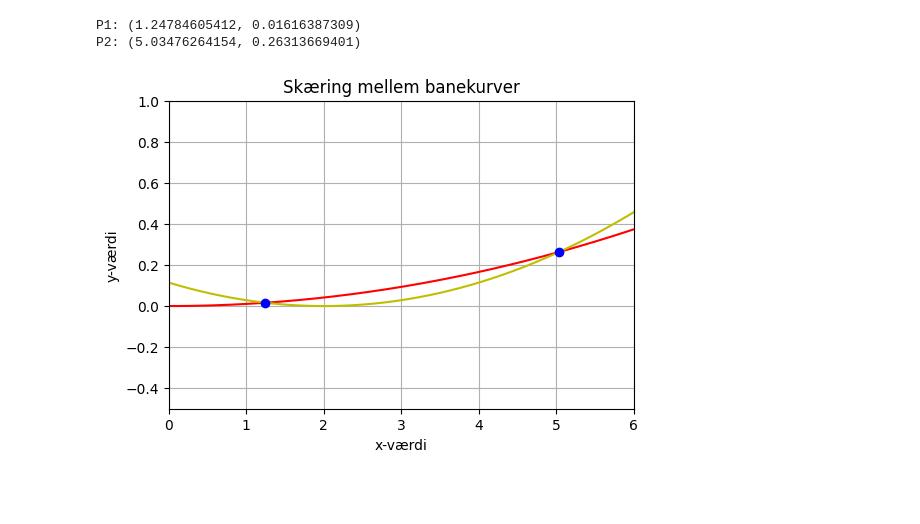
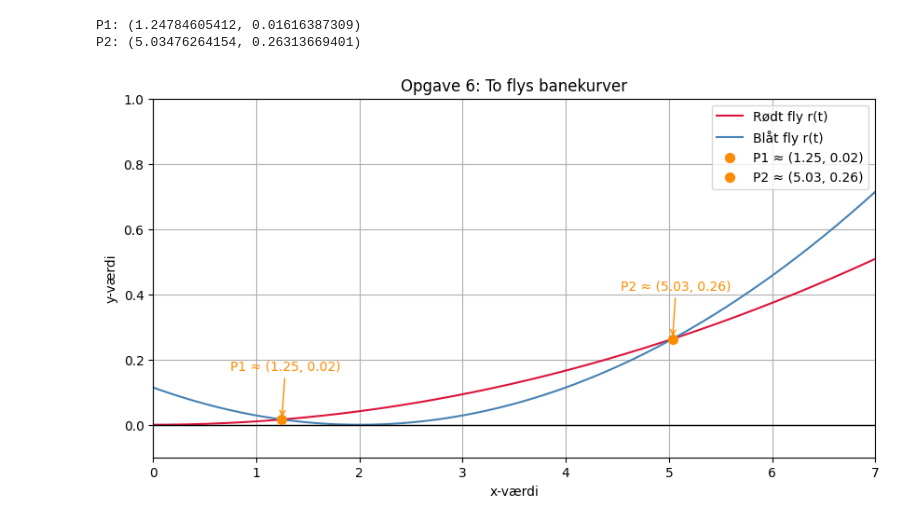
Before and after one commit to ha1fdan/2.c_programmering, a Jupyter notebook: so6/Untitled.ipynb, the cells around one changed output. Cells and saved outputs as stored; diff of their text form; code cells hidden in the pictures; blank space fills up the shorter version.

```diff
--- a/so6/Untitled.ipynb
+++ b/so6/Untitled.ipynb
@@ -35,36 +28,47 @@ P2: (5.03476264154, 0.26313669401)
 # %%
 import numpy as np
 import matplotlib.pyplot as plt
 
-t_vals = np.linspace(-1, 1, 20000) #20000 er precision
+t_vals = np.linspace(-1, 1, 20000)
 
 rx_vals = []
 ry_vals = []
 for t_val in t_vals:
     rx_vals.append(rx(t_val))
     ry_vals.append(ry(t_val))
 
 bx_vals = []
 by_vals = []
 for t_val in t_vals:
     bx_vals.append(bx(t_val))
     by_vals.append(by(t_val))
 
-plt.figure(figsize=(6, 4))
-plt.plot(rx_vals, ry_vals, 'r')
-plt.plot(bx_vals, by_vals, 'y')
+plt.figure(figsize=(10, 5))
+plt.plot(rx_vals, ry_vals, color='crimson', label='Rødt fly r(t)')
+plt.plot(bx_vals, by_vals, color='steelblue', label='Blåt fly r(t)')
 
 for ress in res:
+    n=int(res.index(ress))+1
     x,y=ress.values()
-    x_value=round(rx(float(y)),11)
-    y_value=round(ry(float(y)),11)
-    plt.plot(x_value, y_value, 'bo')
-plt.title('Skæring mellem banekurver')
+    x_value=rx(float(y))
+    y_value=ry(float(y))
+    plt.scatter(x_value, y_value, zorder=5, s=50, marker='o',
+                color='darkorange',
+                label=f"P{n} ≈ ({x_value:.2f}, {y_value:.2f})") # plot punkter
+
+    plt.annotate(f"P{n} ≈ ({x_value:.2f}, {y_value:.2f})",
+                xy=(x_value, y_value), xytext=(x_value-0.5, y_value+0.15),
+                arrowprops=dict(arrowstyle='->', color='darkorange'),
+                fontsize=10, color='darkorange') # pil med tekst
+
+plt.axhline(y=0, color='black', linewidth=1)   # Landingsbane
+plt.title('Opgave 6: To flys banekurver')
 plt.xlabel('x-værdi')
 plt.ylabel('y-værdi')
-plt.xlim(left=0, right=6)
-plt.ylim(top=1,bottom=-0.5)
+plt.xlim(left=0, right=7)
+plt.ylim(top=1,bottom=-0.1)
+plt.legend()
 plt.grid(True)
 plt.show()
 # %% [output]
-[figure, old version]
+[figure, new version]
```
Also changed, not shown: parts of 6 cells of this notebook.
